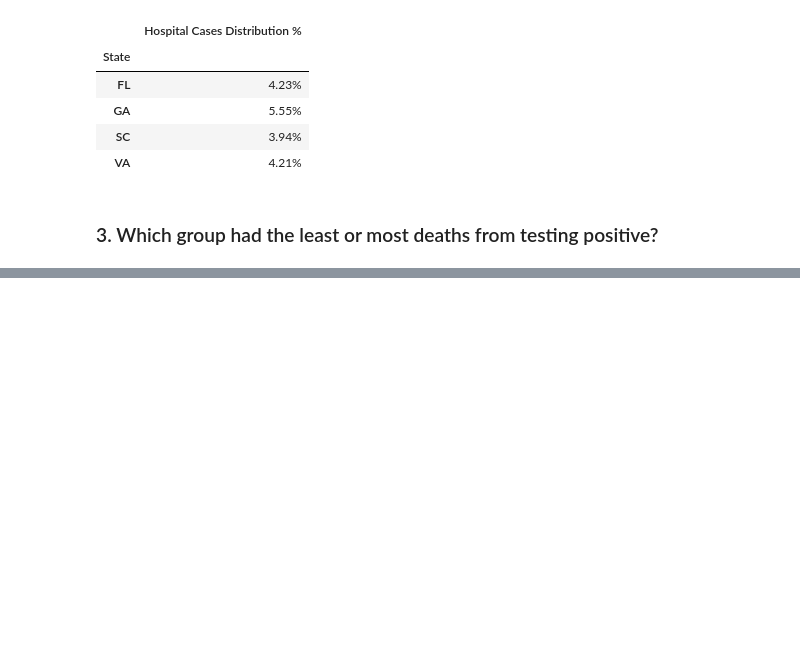
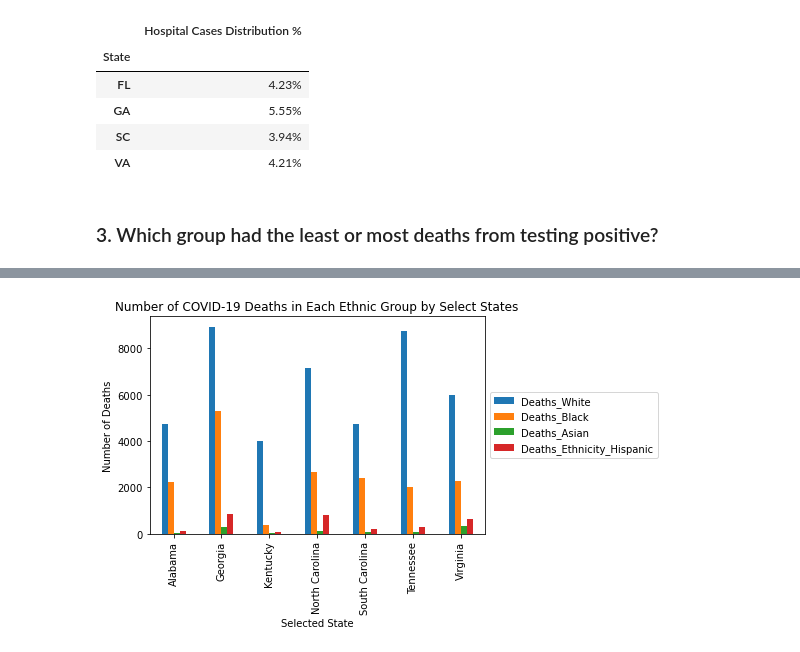
Before and after one commit to burnettaw/CMBKS-Group-5, a Jupyter notebook: covid_analysis_G1-3 - Combined.ipynb, the cells around one changed output, grey strips where cells are left out. Cells and saved outputs as stored; diff of their text form; code cells hidden in the pictures; blank space fills up the shorter version.

```diff
--- a/covid_analysis_G1-3 - Combined.ipynb
+++ b/covid_analysis_G1-3 - Combined.ipynb
@@ -428,0 +492,6 @@ minValuesObj.head(1)
+# %%
+#Create Death Total Dataframe
+covid_death_totals = covid19_initial_results.groupby(['State']).sum()[['Deaths_White', 'Deaths_Black',
+                                                                      'Deaths_Asian', 'Deaths_Ethnicity_Hispanic']]
+
+covid_death_totals.head()
@@ -428,0 +506,13 @@ minValuesObj.head(1)
+# %%
+#covid_deaths_totals.reset_index().head()
+covid_death_totals = covid_death_totals.reset_index()
+# %%
+#death totals on nearby states
+covid_death_totals_nbr = covid_death_totals.loc[(covid_death_totals['State'] == 'AL') |
+                                              (covid_death_totals['State'] == 'GA') |
+                                              (covid_death_totals['State'] == 'KY') |
+                                              (covid_death_totals['State'] == 'NC') |
+                                              (covid_death_totals['State'] == 'SC') |
+                                              (covid_death_totals['State'] == 'TN') |
+                                              (covid_death_totals['State'] == 'VA') ]
+covid_death_totals_nbr
@@ -428,0 +528,17 @@ minValuesObj.head(1)
+# %%
+#Bar Chart for Total Cases in each State
+states = ["Alabama", "Georgia", "Kentucky", "North Carolina", "South Carolina", "Tennessee", "Virginia"]
+x_axis = np.arange(len(states))
+
+covid_death_totals_nbr.plot(kind='bar')
+tick_locations = [value for value in x_axis]
+plt.xticks(tick_locations, ["Alabama", "Georgia", "Kentucky", "North Carolina", "South Carolina", "Tennessee", "Virginia"])
+plt.title("Number of COVID-19 Deaths in Each Ethnic Group by Select States")
+plt.xlabel("Selected State")
+plt.ylabel("Number of Deaths")
+
+plt.legend(loc='center left', bbox_to_anchor=(1, 0.5))
+
+plt.show()
+# %% [output]
+[figure, added]
```
Also changed, not shown: parts of 14 cells of this notebook.
